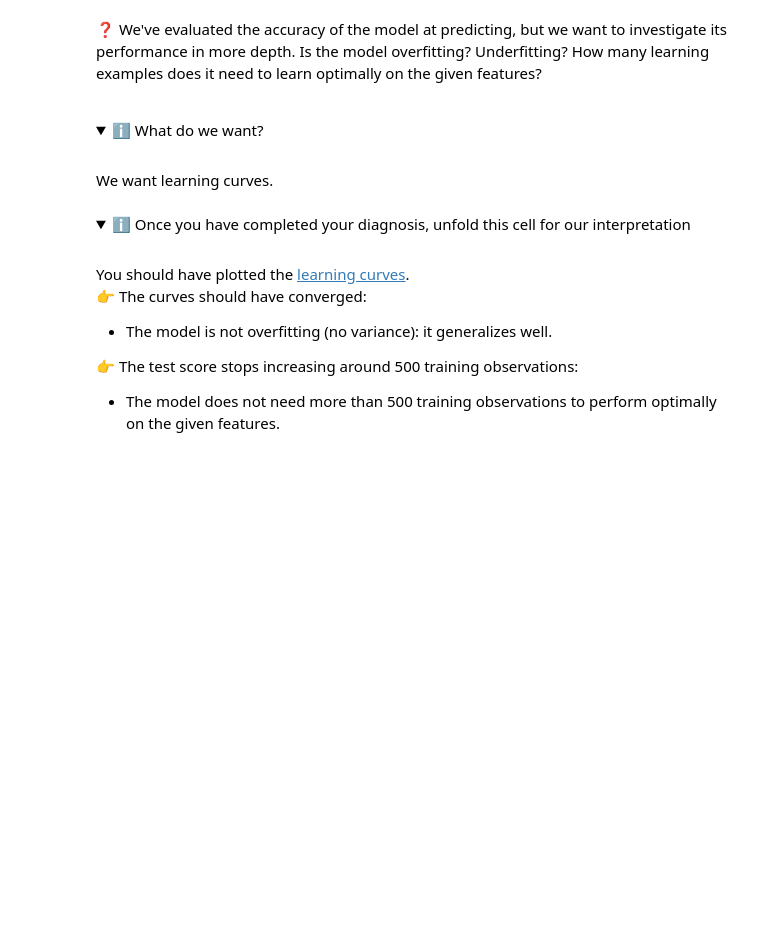
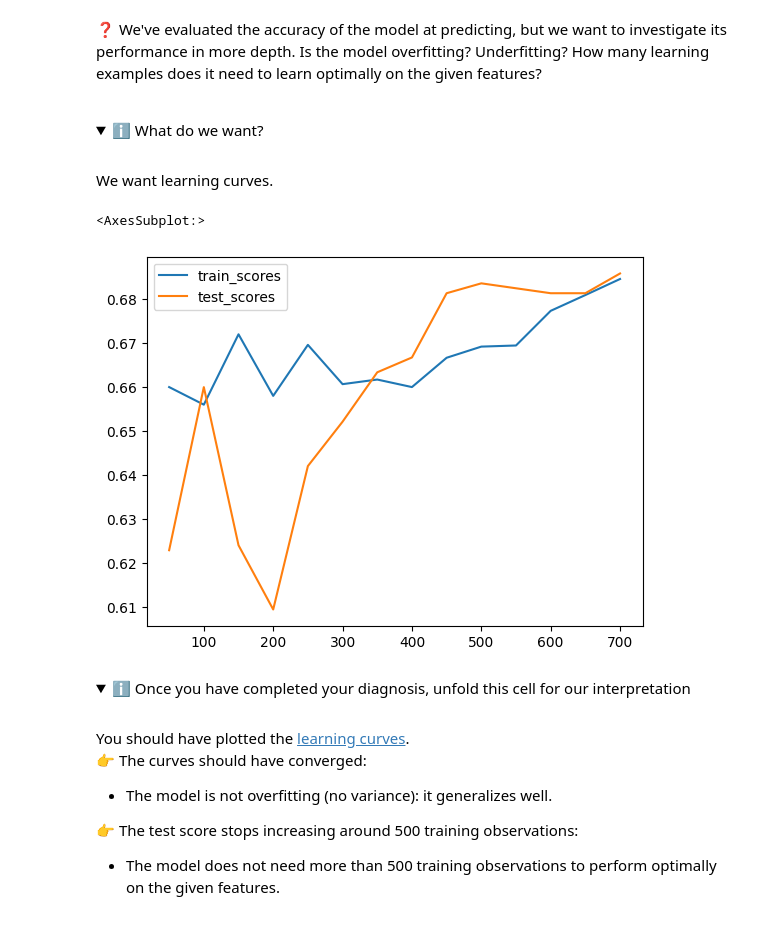
Before and after one commit to neural5torm/data-logistic-regression, a Jupyter notebook: Logistic_Regression.ipynb, the cells around one changed output. Saved outputs shown, nothing was run; the diff lists cells and outputs as text; code cells hidden in the pictures; folded sections open; blank space fills up the shorter version.

```diff
--- a/Logistic_Regression.ipynb
+++ b/Logistic_Regression.ipynb
@@ -46,9 +53,10 @@ embarked    Port of Embarkation C = Cherbourg, Q = Queenstown, S = Southampton
 # %%
 from sklearn.linear_model import LogisticRegression
 from sklearn.model_selection import cross_validate
-
-X = df[["Pclass", "SibSp", "Parch", "Fare"]]
-y = df["Survived"]
+features = ["Pclass", "SibSp", "Parch", "Fare"]
+target = "Survived"
+X = df[features]
+y = df[target]
 
 model = LogisticRegression()
 results = cross_validate(model, X=X, y=y)
@@ -106,3 +112,14 @@ We want learning curves.
+# %%
+from sklearn.model_selection import learning_curve
+import seaborn as sns
+import numpy as np
+ranges = np.arange(50, 712, 50)
+train_sizes, train_scores, test_scores = learning_curve(model, X, y, train_sizes=ranges)
+sns.lineplot(x=train_sizes, y=train_scores.mean(axis = 1), label="train_scores")
+sns.lineplot(x=train_sizes, y=test_scores.mean(axis = 1), label="test_scores")
+# %% [output]
+<AxesSubplot:>
+[figure, added]
 # %% [markdown]
 
 <details>
```
Also changed, not shown: parts of 4 cells of this notebook, 1 other file.
